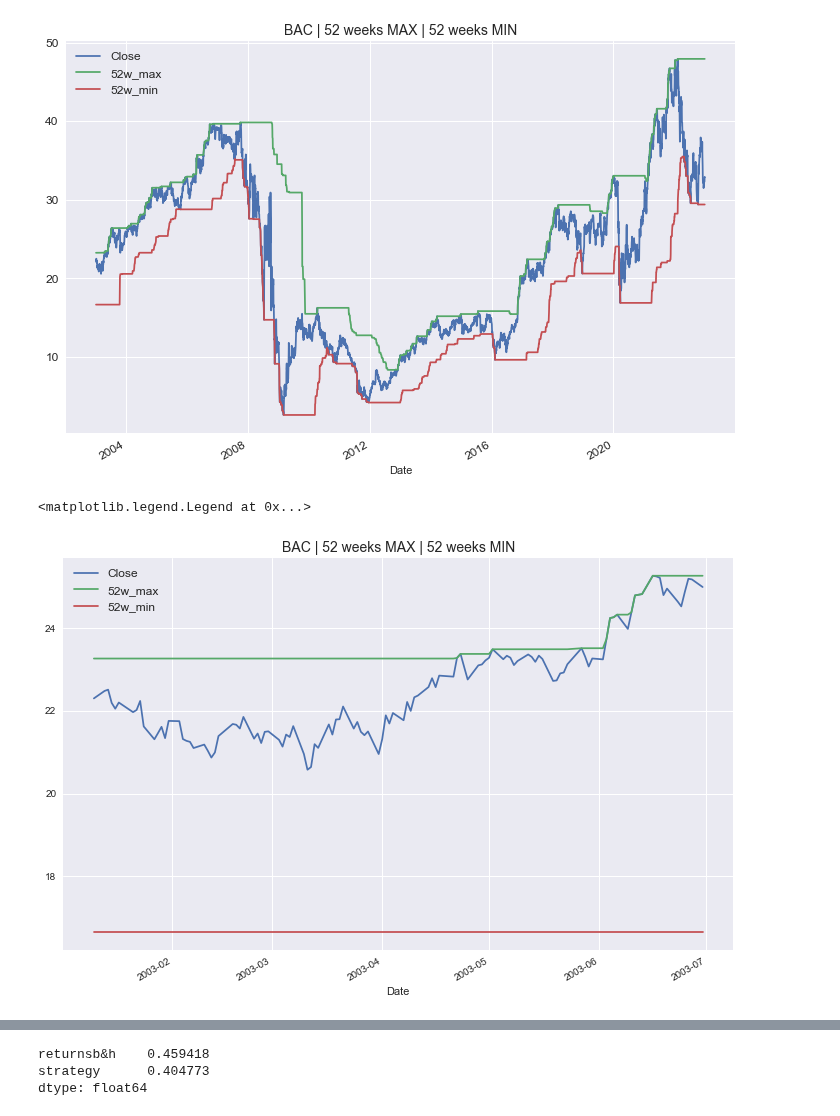
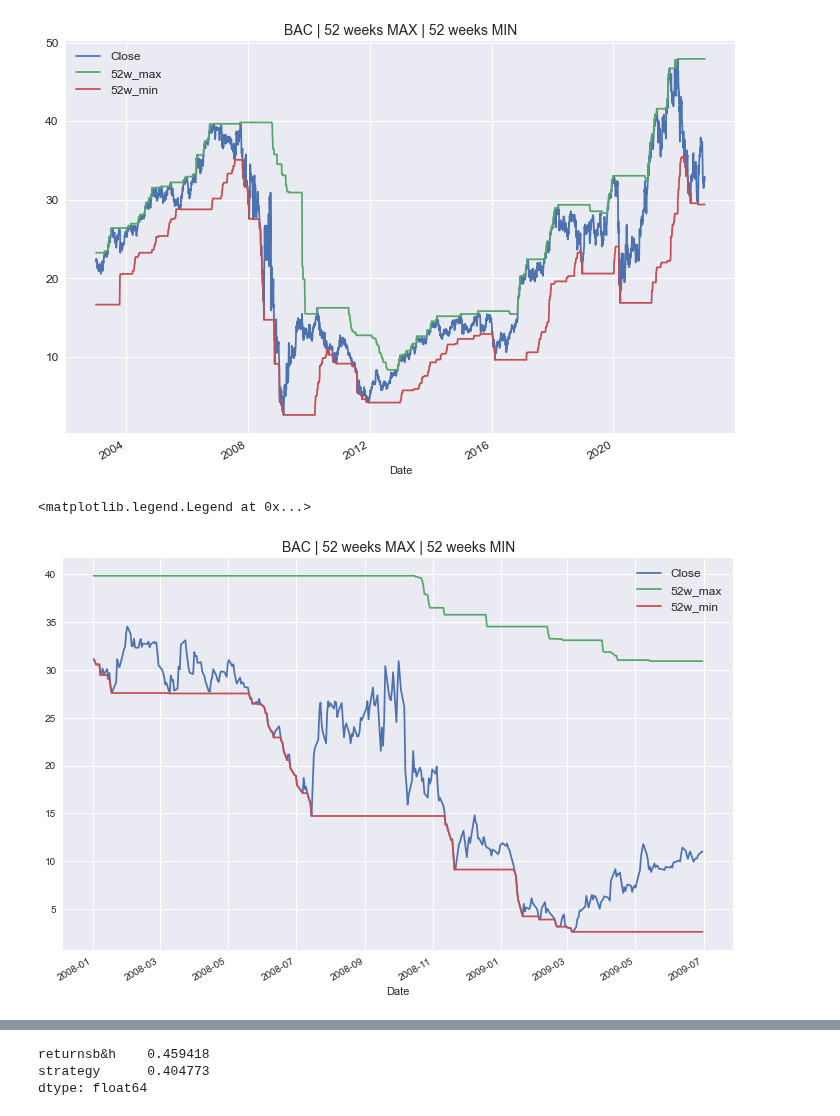
Before and after one commit to fadeeva/stock_market_research, a Jupyter notebook: classic/52_weeks/52weeks.ipynb, the cells around one changed output, grey strips where cells are left out. Drawn from its saved outputs; the diff is of its cells as text; code cells hidden in the pictures.

```diff
--- a/classic/52_weeks/52weeks.ipynb
+++ b/classic/52_weeks/52weeks.ipynb
@@ -386,10 +359,10 @@ plt.legend(fontsize=12)
 <matplotlib.legend.Legend at 0x...>
 [figure]
 # %%
-data.loc['2003-01':'2003-06', ['Close', '52w_max', '52w_min']].plot(figsize=(12, 8))
+data.loc['2008-01':'2009-06', ['Close', '52w_max', '52w_min']].plot(figsize=(12, 8))
 plt.title('BAC | 52 weeks MAX | 52 weeks MIN', fontsize=14)
 plt.legend(fontsize=12)
 # %% [output]
 <matplotlib.legend.Legend at 0x...>
-[figure, old version]
+[figure, new version]
 # %%
```
Also changed, not shown: parts of 34 cells of this notebook.
